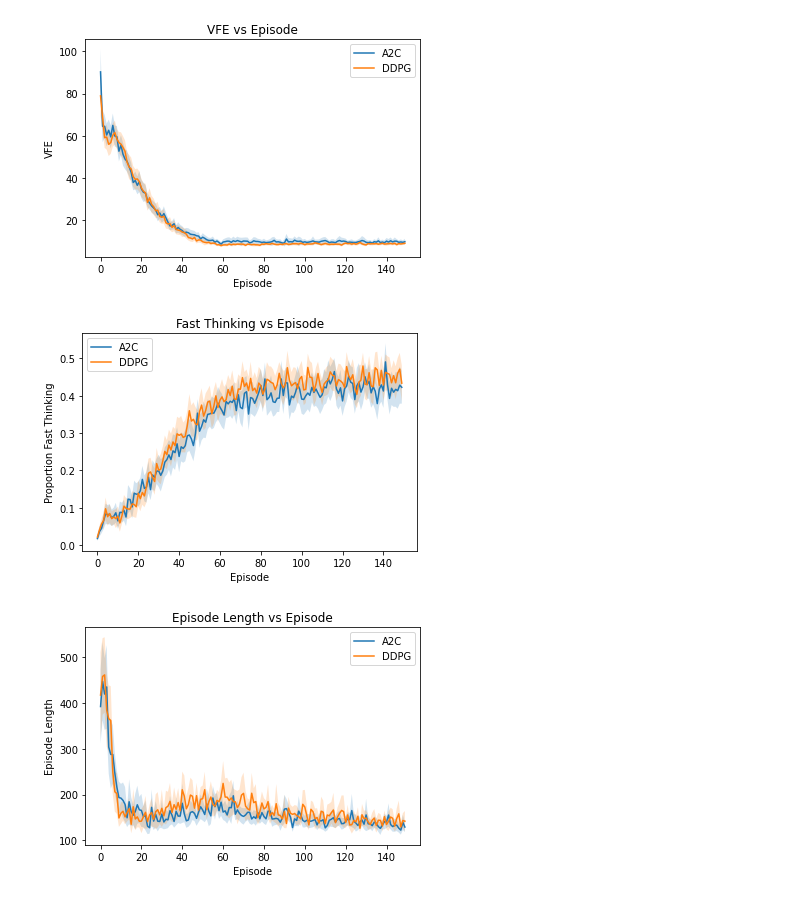
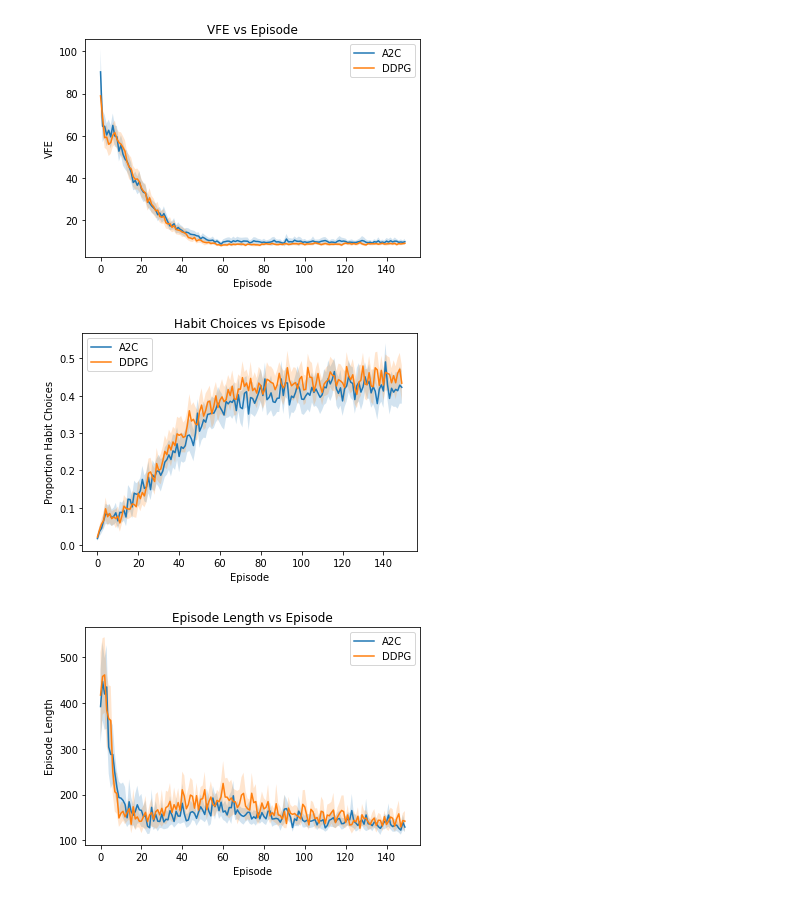
Before and after one commit to ewil32/Hybrid_Policy_Selection_DAIF, a Jupyter notebook: notebooks/habit_results_analysis.ipynb, the cells around one changed output. Cells and saved outputs as stored; diff of their text form; code cells hidden in the pictures.

```diff
--- a/notebooks/habit_results_analysis.ipynb
+++ b/notebooks/habit_results_analysis.ipynb
@@ -192,9 +192,9 @@ plot_mean_and_95_ci([res_a2c_long, res_ddpg_long], group_by_col="episode", col_t
 # %% [output]
 [figure]
 # %%
-plot_mean_and_95_ci([res_a2c_long, res_ddpg_long], group_by_col="episode", col_to_plot="percent_use_fast_thinking", plot_labels=["A2C", "DDPG"], x_label="Episode", y_label="Proportion Fast Thinking", title="Fast Thinking vs Episode", save_path="../images/habit_nets_long_PERCENT_FAST_THINKING.jpg")
+plot_mean_and_95_ci([res_a2c_long, res_ddpg_long], group_by_col="episode", col_to_plot="percent_use_fast_thinking", plot_labels=["A2C", "DDPG"], x_label="Episode", y_label="Proportion Habit Choices", title="Habit Choices vs Episode", save_path="../images/habit_nets_long_PERCENT_FAST_THINKING.jpg")
 # %% [output]
-[figure, old version]
+[figure, new version]
 # %%
 plot_mean_and_95_ci([res_a2c_long, res_ddpg_long], group_by_col="episode", col_to_plot="sim_steps", plot_labels=["A2C", "DDPG"], x_label="Episode", y_label="Episode Length", title="Episode Length vs Episode", save_path="../images/habit_nets_long_EP_LENGTH.jpg")
 # %% [output]
```
Also changed, not shown: parts of 1 cell of this notebook, 4 other files.
